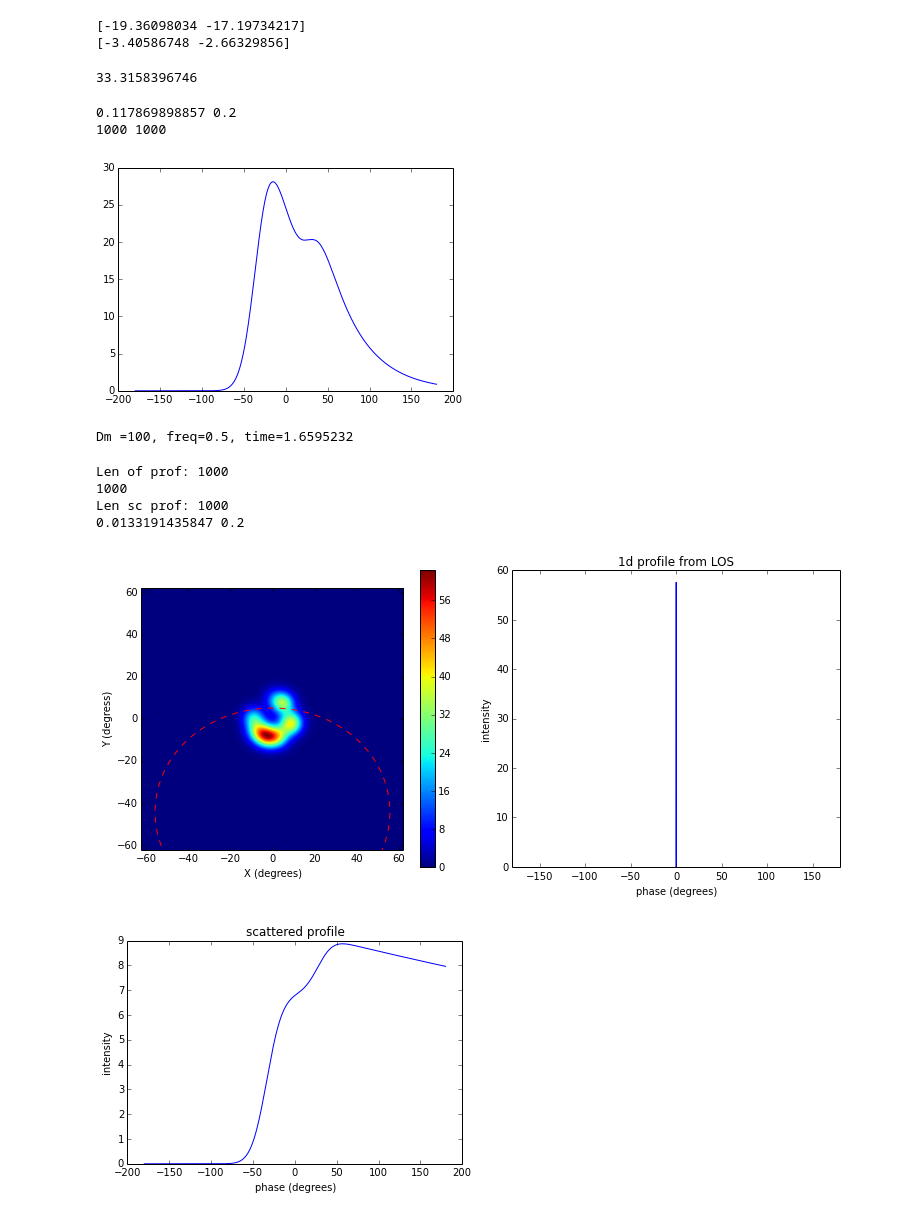
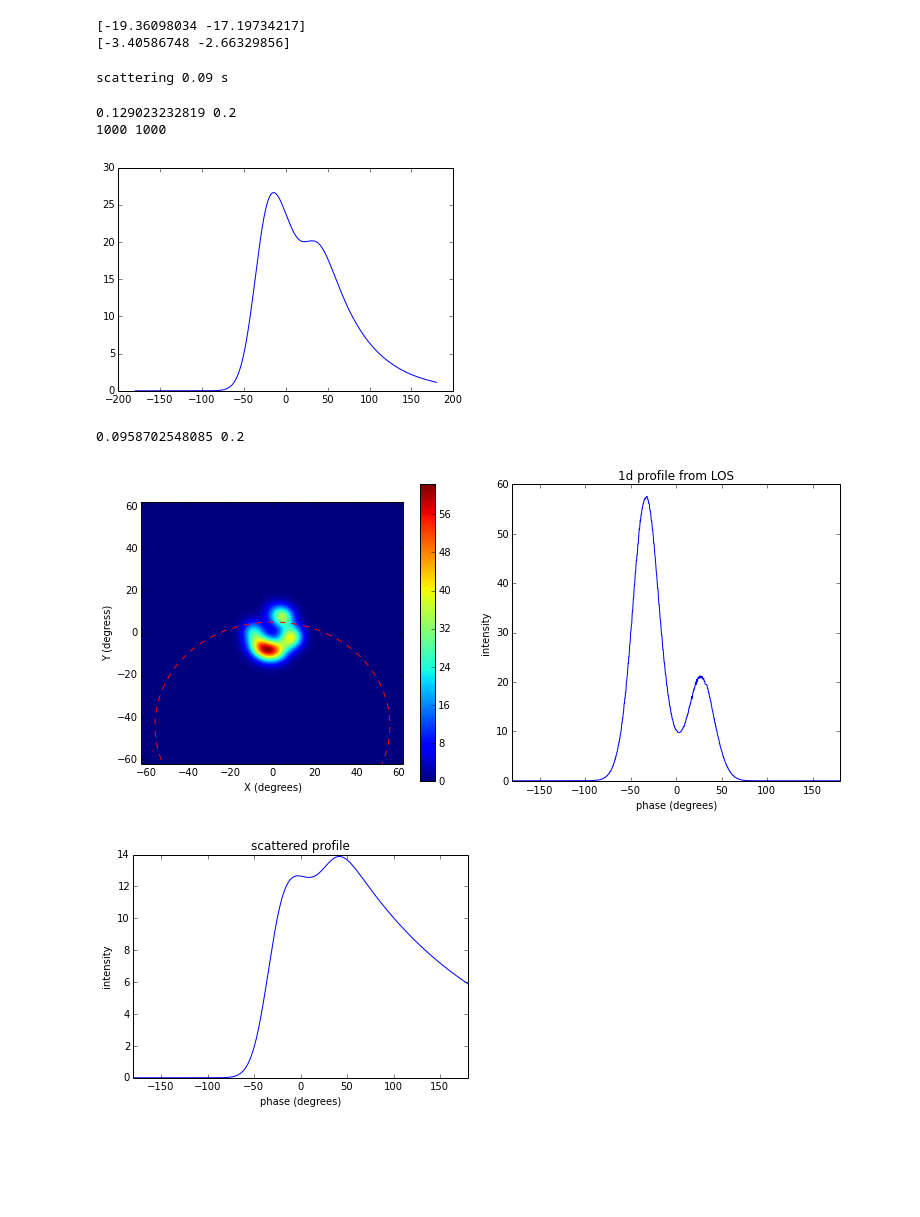
Before and after one commit to Isabella-Dineo/beam_py, a Jupyter notebook: patchbeam_main.ipynb, the cells around one changed output. Saved outputs shown, nothing was run; the diff lists cells and outputs as text; code cells hidden in the pictures; blank space fills up the shorter version.

Commit message:
profile plot include frequency dependence, scattering, and aberration effect

```diff
--- a/patchbeam_main.ipynb
+++ b/patchbeam_main.ipynb
@@ -183,7 +183,7 @@ def emission_height(P, freq, ncomp, npatch, iseed, hmin, hmax):#, spec):
 ########################### simple test #############################
 if __name__ == "__main__":
     P = 0.2
-    freq = 0.5
+    freq = 0.8
     hmin = 800
     hmax = 1000
     ncomp = 2
@@ -395,9 +395,9 @@ def sc_time(freq, dm):
     return tau
 ##################################################################################################
 if __name__ == "__main__":
-    print sc_time(freq, dm=100)
+    print "scattering %.2f" %sc_time(freq, dm) + " s"
 # %% [output]
-33.3158396746
+scattering 0.09 s
 # %%
 def broadening(P, tau):
     """Function to determine the broadening capacity given the broadening time scale.
@@ -451,8 +451,8 @@ def scatter(prof, bf):
     return sc_prof[0:1e3]
 ##########################################
 if __name__ == "__main__":
-    tau = sc_time(freq=0.8, dm=25)
-    dm = 10
+    tau = sc_time(freq, dm)
+    dm = 25
     print tau, P
     bf = broadening(P, tau)
     conv = scatter(prof, bf)
@@ -460,9 +460,9 @@ if __name__ == "__main__":
     print len(x), len(conv)
     plt.plot(x, conv)
 # %% [output]
-0.117869898857 0.2
+0.129023232819 0.2
 1000 1000
-[figure, old version]
+[figure, new version]
 # %%
 def dispersion(freq, dm):
     """Function to determine the dispersion time scale given frequency and dispersion measure.
@@ -483,12 +483,10 @@ def dispersion(freq, dm):
     return dtime
 
 #################### simple test #########################################################
-if __name__ == "__main__":
-    print "Dm =" + str(100) + ", freq=" + str(freq) + ", time=" + str(dispersion(freq, 100))
+#if __name__ == "__main__":
+    #print "Dm =" + str(100) + ", freq=" + str(freq) + ", time=" + str(dispersion(freq, 100))
     #print "Dm =" + str(100) + ", freq=" + str(0.2) + ", time=" + str(dispersion(0.2, 100))
     #print "Dm =" + str(100) + ", freq=" + str(0.05) + ", time=" + str(dispersion(0.05, 100))
-# %% [output]
-Dm =100, freq=0.5, time=1.6595232
 # %%
 def plotpatch(P, alpha, beta, heights, centerx, centery, snr, do_ab):
     """Function to plot the patches for a given height range. Using a 2d gaussian
@@ -556,19 +554,16 @@ def plotpatch(P, alpha, beta, heights, centerx, centery, snr, do_ab):
             #with aberration:
             else:
                 Z += peak * np.exp(-((X - pc[0] - ab_ofsetx[cid] )**2 / (2 * sigmax**2) + (Y - pc[1] - ab_ofsety[cid])**2 / (2 * sigmay**2)))
-#
 
 #   1D profile from 2D patch, closest to the line of sight (select nearest neighbors):
 
     ZxIdx = np.array(xlos/dx, dtype=int) - int(xnum/2) # x index
     ZyIdx = np.array(ylos/dy, dtype=int) - int(ynum/2) # y index
     prof = Z[ZxIdx, ZyIdx]
-    #print prof
-    #print np.shape(prof)
+
 
 
 #   Apply scattering:
-    #frac = 0.5 # Assuming maximum half of the scattering time as fraction/function of the full period
     # 1. Find the scattering time:
     tau = sc_time(freq, dm)
 
@@ -576,13 +571,7 @@ def plotpatch(P, alpha, beta, heights, centerx, centery, snr, do_ab):
     bf = broadening(tau, P)
 
     # 3. Scatter the profile:
-    #sc_prof = []
-    #for i in np.arange(len(prof)):
-    #    sc_prof.append(scatter(prof[i], bf[i]))
     sc_prof = scatter(prof, bf)
-    #print len(sc_prof)
-
-    #print len(sc_prof), len(bf), len(tau)
 
 #   add noise: a normal distibution with zero mean, and std dev = 1
     if snr == None:
@@ -601,44 +590,38 @@ def plotpatch(P, alpha, beta, heights, centerx, centery, snr, do_ab):
     plt.subplot(1, 2, 2)
     plt.title("1d profile from LOS")
     plt.xlabel("phase (degrees)")
     plt.ylabel("intensity")
     plt.xlim(xmin, xmax)
     plt.tight_layout()
-    time = np.linspace(0, P, num=1e3, endpoint=True)
-    plt.plot(time, prof)
-    print "Len of prof: %d" %len(prof)
-    print len(time)
-    print "Len sc prof: %d" %len(sc_prof)
-    #plt.plot(x, sc_prof)
+    #time = np.linspace(0, P, num=1e3, endpoint=True)
+    #plt.plot(time, prof)
+    plt.plot(x, prof)
 
 
 #   patchy emission region:
 
     plt.subplot(1, 2, 1)
     plt.plot(xlos, ylos, '--r')
     plt.imshow(Z, extent=[-np.amax(Z),np.amax(Z),-np.amax(Z),np.amax(Z)])#, cmap=cm.gray)
     plt.xlabel('X (degrees)')
     plt.ylabel('Y (degress)')
     plt.colorbar()
 
 #   scattered profile
     plt.figure()
-    x_sc = np.linspace(-180, 180, num=len(sc_prof), endpoint=True)
-    plt.plot(x_sc, sc_prof)
+    plt.plot(x, sc_prof)
     plt.title("scattered profile")
     plt.xlabel("phase (degrees)")
     plt.ylabel("intensity")
+    plt.xlim(xmin, xmax)
     print tau, P
 
     return prof
 ############################ simple test ##########################
 if __name__ == "__main__":
     snr = 1e3
     prof = plotpatch(P, alpha, beta, heights, cx, cy, snr=None, do_ab=None)
 # %% [output]
-Len of prof: 1000
-1000
-Len sc prof: 1000
-0.0133191435847 0.2
+0.0958702548085 0.2
-[figure, old version]
+[figure, new version]
-[figure, old version]
+[figure, new version]
```
Also changed, not shown: parts of 1 cell of this notebook, 1 other file.
